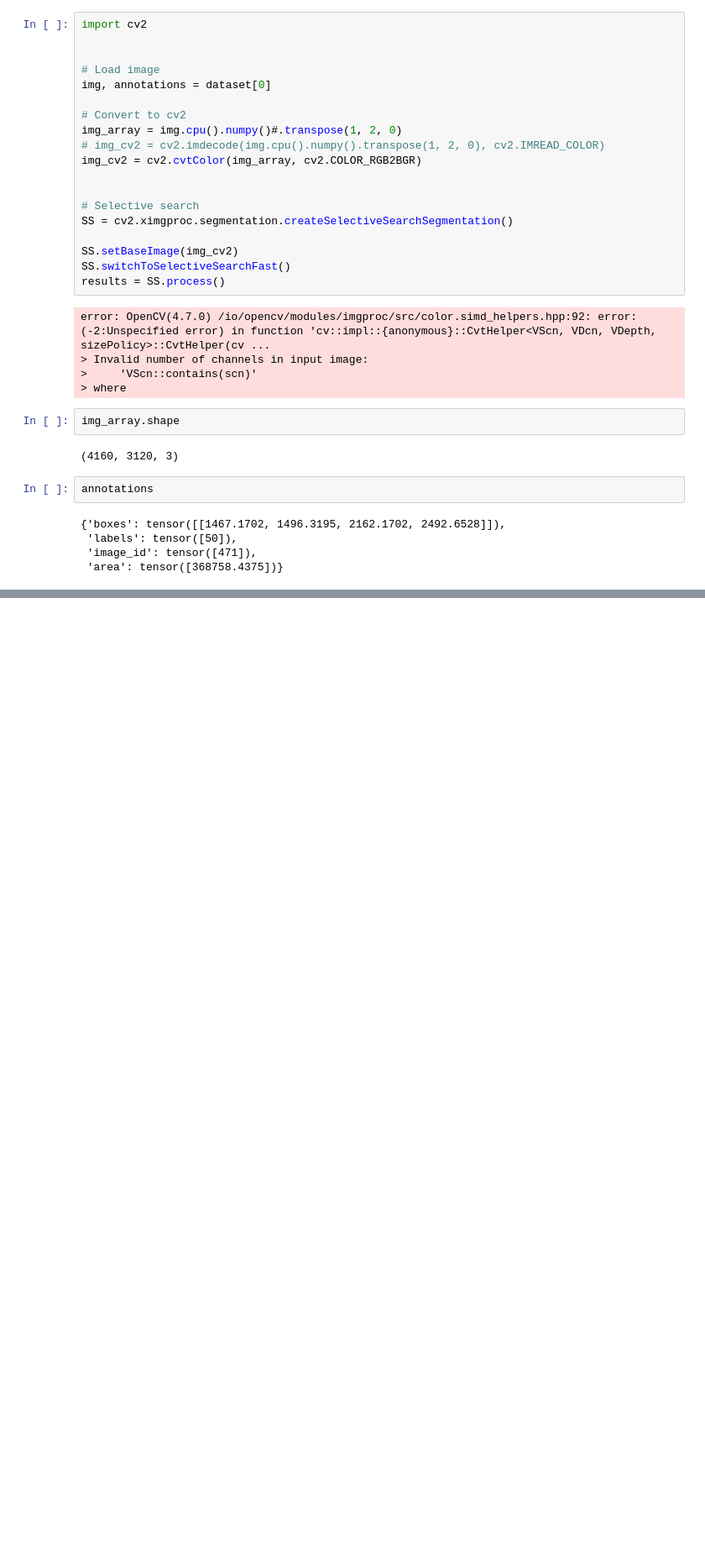
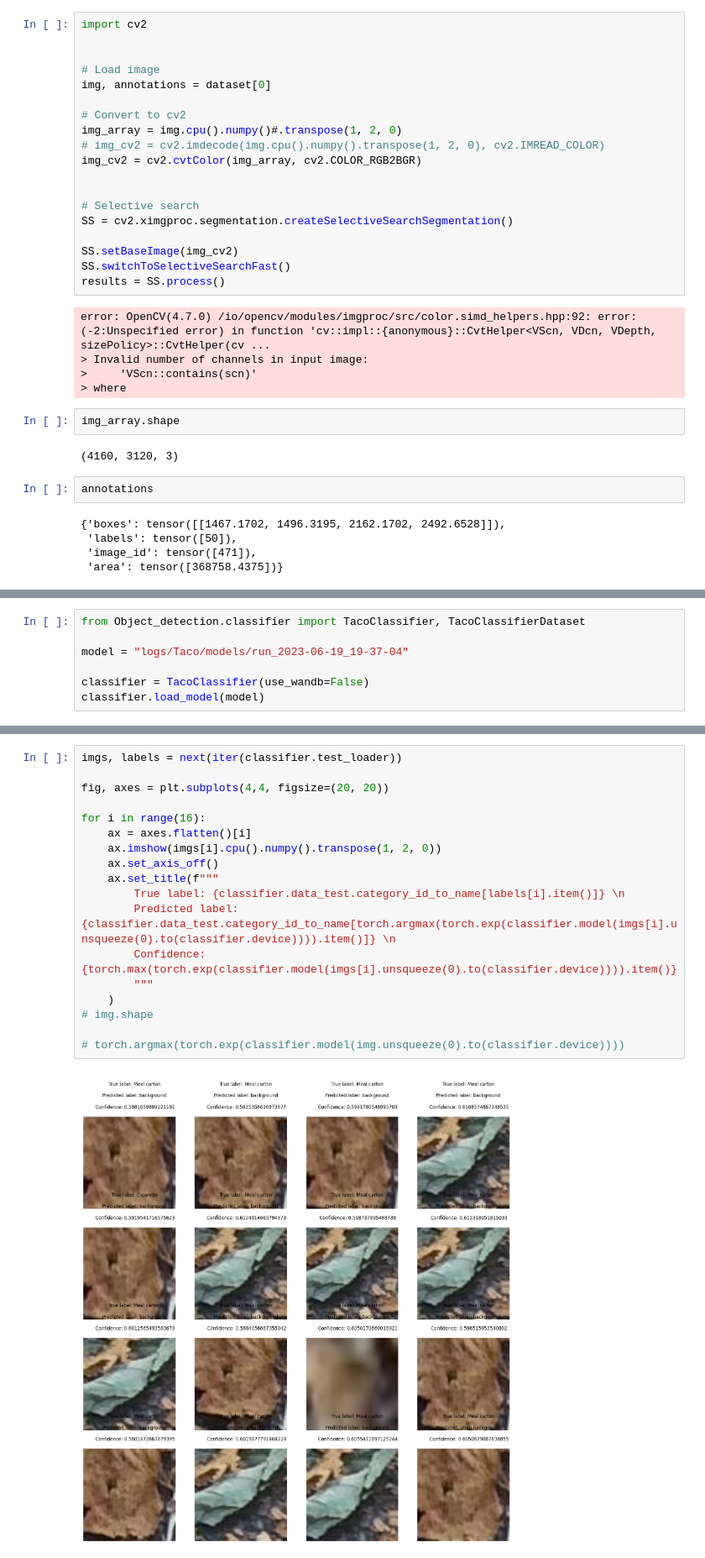
Before and after one commit to s183920/02514-Deep-Learning-In-Computer-Vision, a Jupyter notebook: Object_detection/lukas.ipynb, the cells around one changed output, grey strips where cells are left out. Shown at 84% size. Cells and saved outputs as stored; diff of their text form; blank space fills up the shorter version.

Commit message:
fix classifier

```diff
--- a/Object_detection/lukas.ipynb
+++ b/Object_detection/lukas.ipynb
@@ -260,0 +315,7 @@ annotations
+# %%
+from Object_detection.classifier import TacoClassifier, TacoClassifierDataset
+
+model = "logs/Taco/models/run_2023-06-19_19-37-04"
+
+classifier = TacoClassifier(use_wandb=False)
+classifier.load_model(model)
@@ -260,0 +363,20 @@ annotations
+# %%
+imgs, labels = next(iter(classifier.test_loader))
+
+fig, axes = plt.subplots(4,4, figsize=(20, 20))
+
+for i in range(16):
+    ax = axes.flatten()[i]
+    ax.imshow(imgs[i].cpu().numpy().transpose(1, 2, 0))
+    ax.set_axis_off()
+    ax.set_title(f"""
+        True label: {classifier.data_test.category_id_to_name[labels[i].item()]} \n
+        Predicted label: {classifier.data_test.category_id_to_name[torch.argmax(torch.exp(classifier.model(imgs[i].unsqueeze(0).to(classifier.device)))).item()]} \n
+        Confidence: {torch.max(torch.exp(classifier.model(imgs[i].unsqueeze(0).to(classifier.device)))).item()}
+        """
+    )
+# img.shape
+
+# torch.argmax(torch.exp(classifier.model(img.unsqueeze(0).to(classifier.device))))
+# %% [output]
+[figure, added]
```
Also changed, not shown: parts of 10 cells of this notebook, 5 other files.
